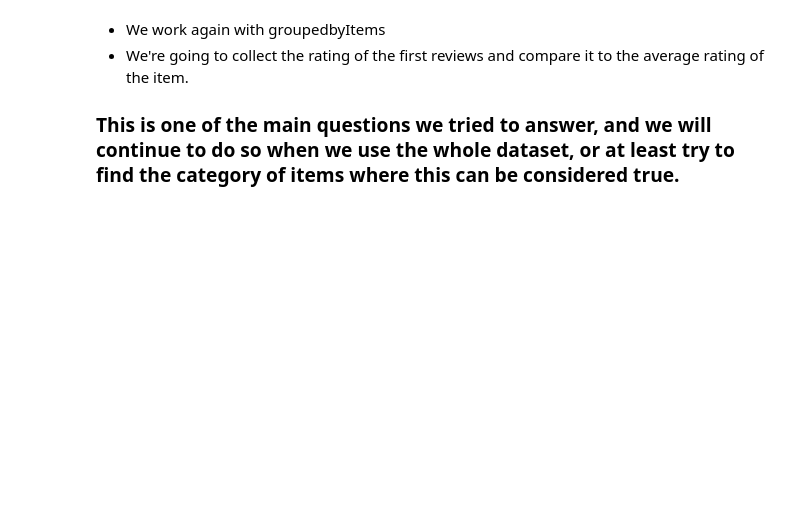
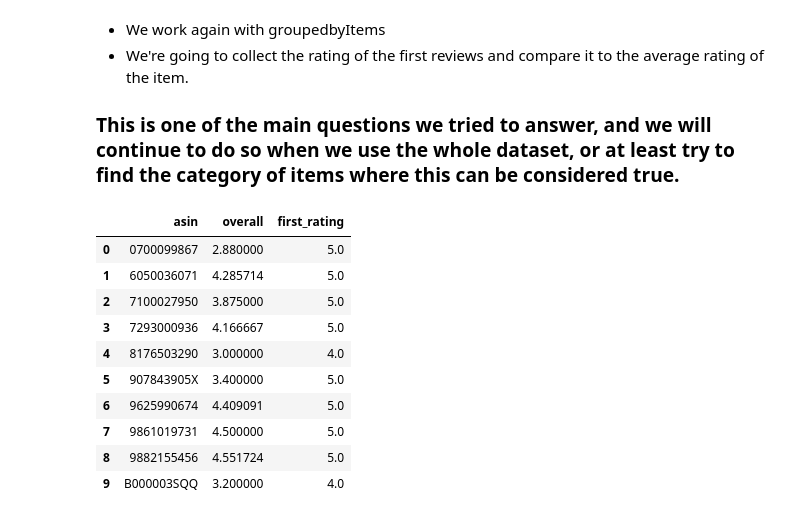
Before and after one commit to epfl-ada-project-amazon/data-analysis, a Jupyter notebook: project.ipynb, the cells around one changed output. Cells and saved outputs as stored; diff of their text form; code cells hidden in the pictures; blank space fills up the shorter version.

```diff
--- a/project.ipynb
+++ b/project.ipynb
@@ -398,8 +451,20 @@ Helpfulness can be a useful metric for further analysis in the next step, since
 # %%
 def get_first_rating(asin):
 
-    dfi = df[df.asin == asin].sort_values(by='unixReviewTime').take(1)
-    return dfi['asin'].iloc[0]
+    return df[df.asin == asin].sort_values(by='unixReviewTime')['overall'].iloc[0]
+
 
 gby_product['first_rating'] = gby_product['asin'].map(get_first_rating)
-gby_product
+gby_product.head(10)
+# %% [output]
+|  | asin | overall | first_rating |
+| 0 | 0700099867 | 2.880000 | 5.0 |
+| 1 | 6050036071 | 4.285714 | 5.0 |
+| 2 | 7100027950 | 3.875000 | 5.0 |
+| 3 | 7293000936 | 4.166667 | 5.0 |
+| 4 | 8176503290 | 3.000000 | 4.0 |
+| 5 | 907843905X | 3.400000 | 5.0 |
+| 6 | 9625990674 | 4.409091 | 5.0 |
+| 7 | 9861019731 | 4.500000 | 5.0 |
+| 8 | 9882155456 | 4.551724 | 5.0 |
+| 9 | B000003SQQ | 3.200000 | 4.0 |
```
Also changed, not shown: parts of 28 cells of this notebook.
